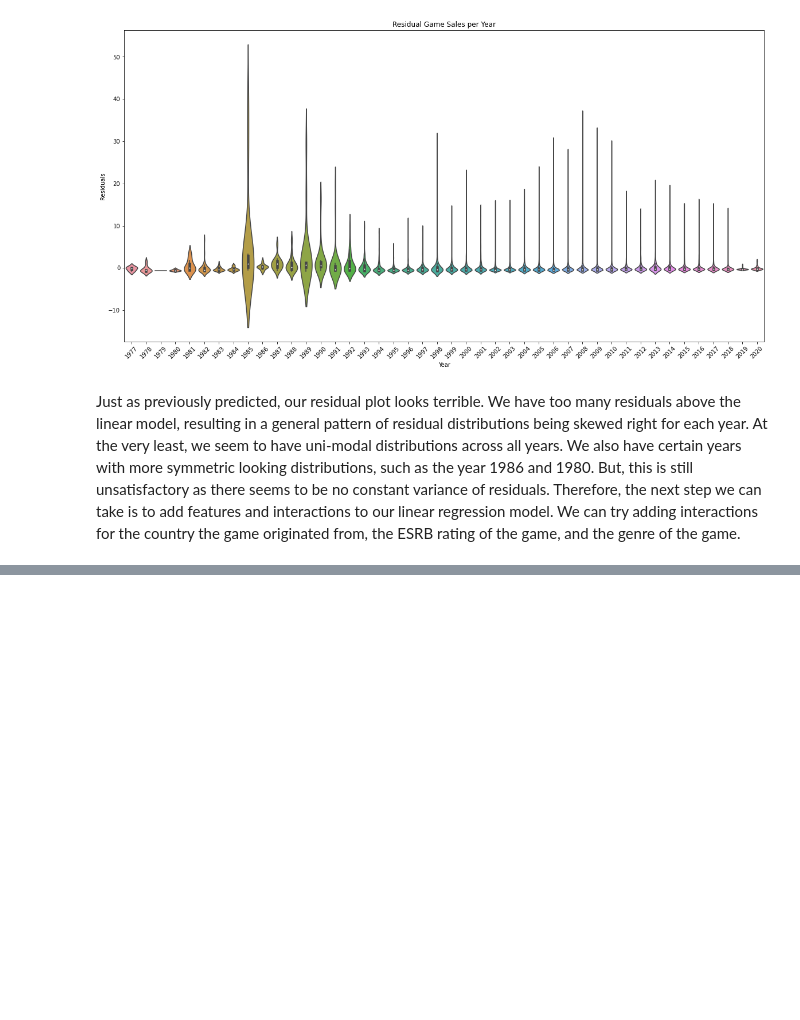
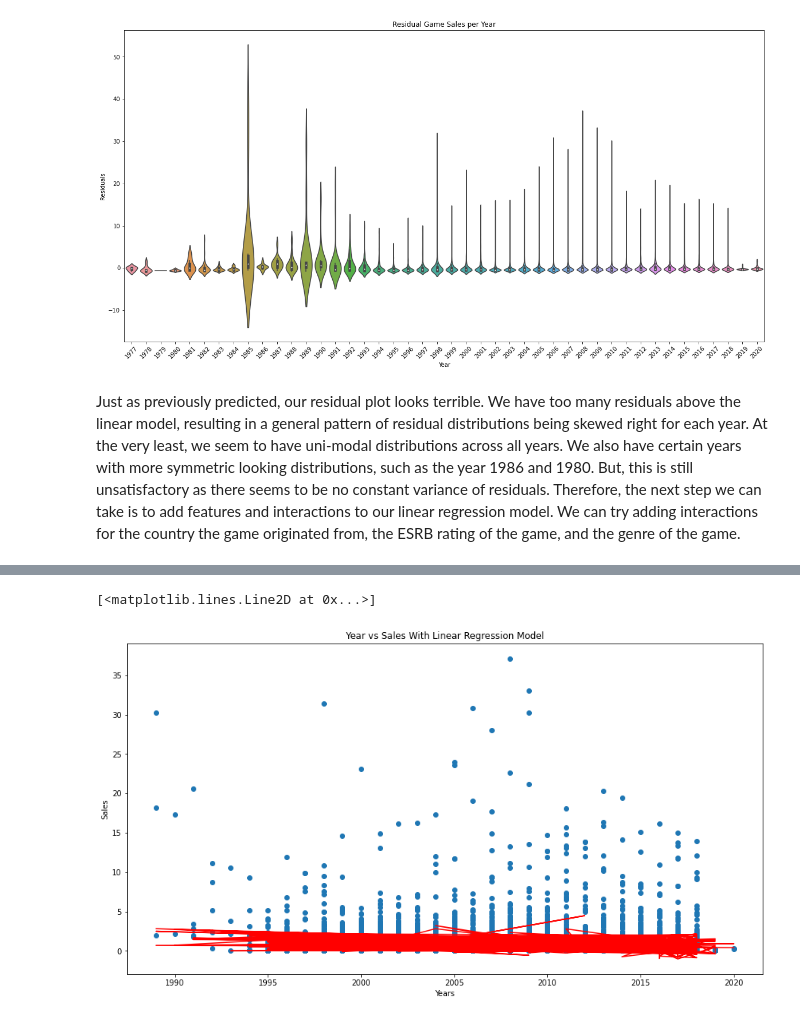
Before and after one commit to toastymcvoid/toastymcvoid.github.io, a Jupyter notebook: Final Project.ipynb, the cells around one changed output, grey strips where cells are left out. Drawn from its saved outputs; the diff is of its cells as text; code cells hidden in the pictures; blank space fills up the shorter version.

```diff
--- a/Final Project.ipynb
+++ b/Final Project.ipynb
@@ -463,0 +671,20 @@ Just as previously predicted, our residual plot looks terrible. We have too many
+# %%
+# predicts sales based off of year and categorical values, stores in seperate column
+resids = interaction.copy()
+resids['Year'] = resids['Year'].astype(int)
+resids['Predicted'] = reg.predict(resids.iloc[:, 1:])
+
+X = resids['Year']
+Y = resids['Total_Sales']
+P = resids['Predicted']
+
+# plot the data and the model
+plt.figure(figsize=(15, 8))
+plt.title("Year vs Sales With Linear Regression Model")
+plt.xlabel("Years")
+plt.ylabel("Sales")
+plt.scatter(X,Y)
+plt.plot(X, P, color='r')
+# %% [output]
+[<matplotlib.lines.Line2D at 0x...>]
+[figure, added]
```
Also changed, not shown: parts of 24 cells of this notebook.
